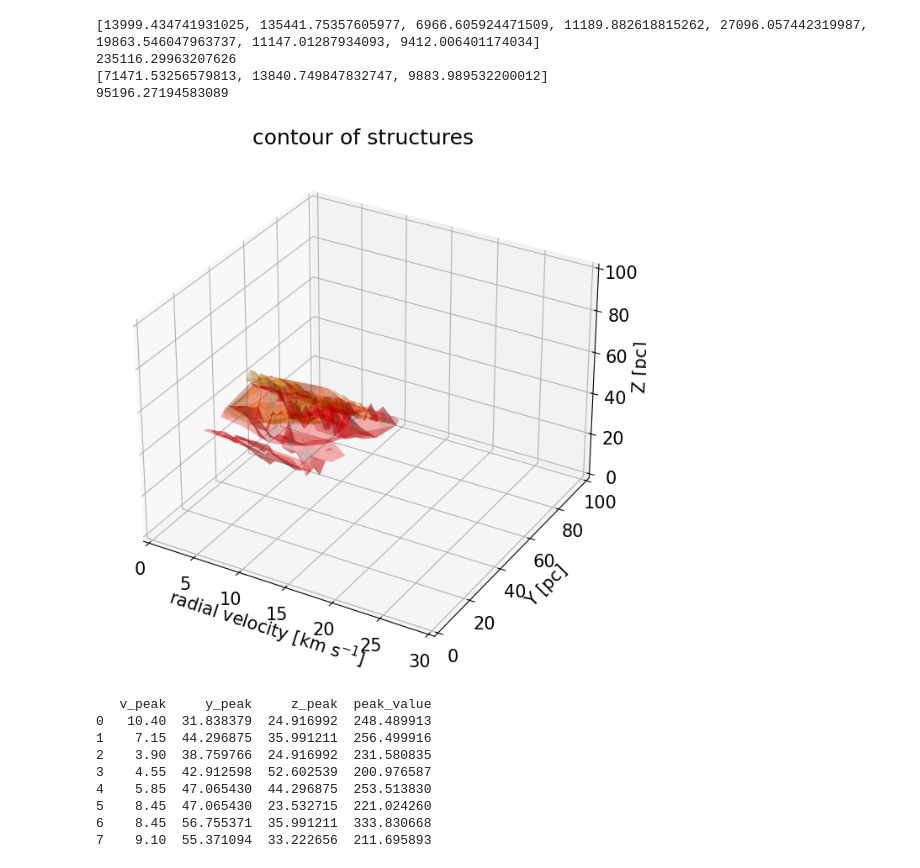
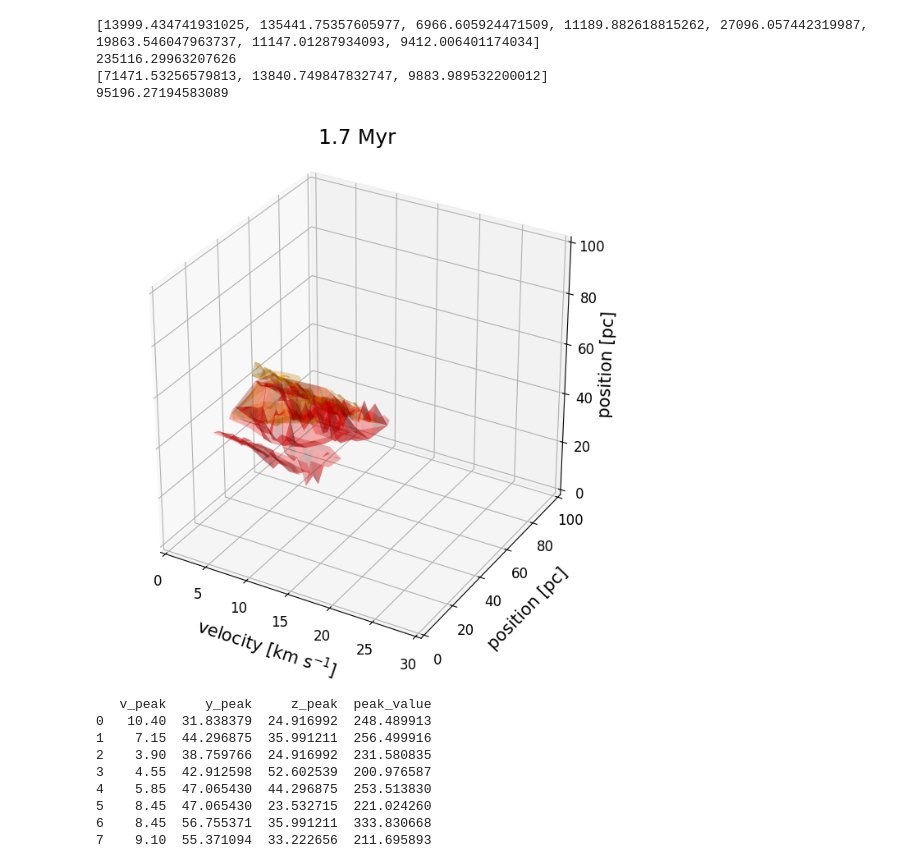
Before and after one commit to kotora260/StarGen, a Jupyter notebook: dendro3D_2200.ipynb, the cells around one changed output. Cells and saved outputs as stored; diff of their text form; code cells hidden in the pictures.

```diff
--- a/dendro3D_2200.ipynb
+++ b/dendro3D_2200.ipynb
@@ -133,34 +134,36 @@ print(total_mass_branch)
 # %%
 # plot the contour
 
-fig = plt.figure(figsize=(8,8))
+fig = plt.figure(figsize=(10,8))
 ax = fig.add_subplot(111, projection='3d')
+ax.set_box_aspect((1,1,1))
 
 for i, structure_index in enumerate(leaf_indices):
     structure = dendro3D_2200[structure_index]
     mask = structure.get_mask()
     indices = np.where(mask)
     ax.plot_trisurf(indices[0] * rv, indices[1] * pc, indices[2] * pc, color='red', alpha=0.3)
 
 for j, structure_index in enumerate(branch_indices):
     structure = dendro3D_2200[structure_index]
     mask = structure.get_mask()
     indices = np.where(mask)
     ax.plot_trisurf(indices[0] * rv, indices[1] * pc, indices[2] * pc, color='orange', alpha=0.3)
 
 ax.set_xlim3d(0, 30)
 ax.set_ylim3d(0, 100)
 ax.set_zlim3d(0, 100)
 
-plt.title("contour of structures")
+plt.title("1.7 Myr")
 
-X = ax.set_xlabel('radial velocity [km s$^{-1}$]')
-Y = ax.set_ylabel('Y [pc]')
-Z = ax.set_zlabel('Z [pc]')
+X = ax.set_xlabel('velocity [km s$^{-1}$]', labelpad=10)
+Y = ax.set_ylabel('position [pc]', labelpad=10)
+Z = ax.set_zlabel('position [pc]', labelpad=3)
+plt.tick_params(labelsize=12)
 
-#plt.savefig("dendro3D_2200_contour")
+plt.savefig("dendro3D_2200_contour")
 # %% [output]
-[figure, old version]
+[figure, new version]
 # %%
 # make peaks list
 
```
Also changed, not shown: parts of 2 cells of this notebook, 7 other files.
